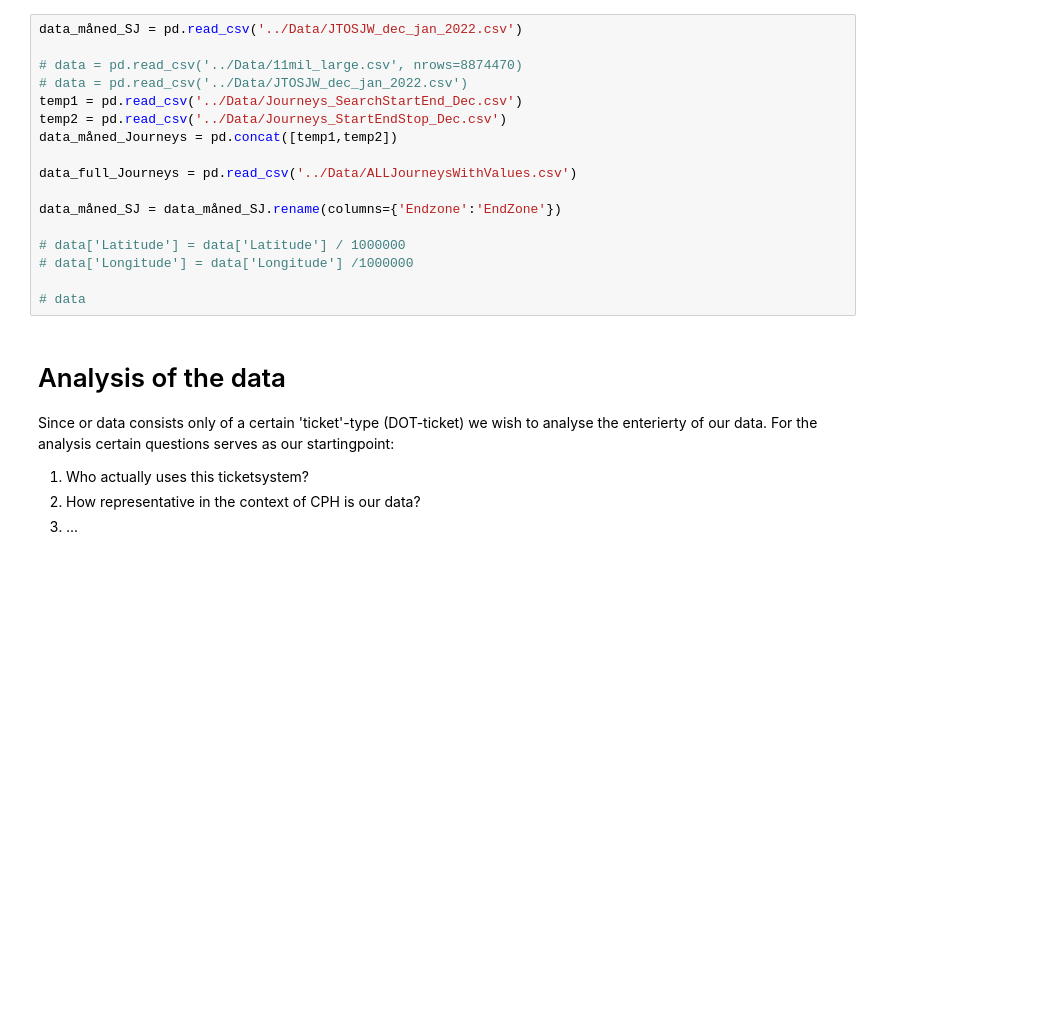
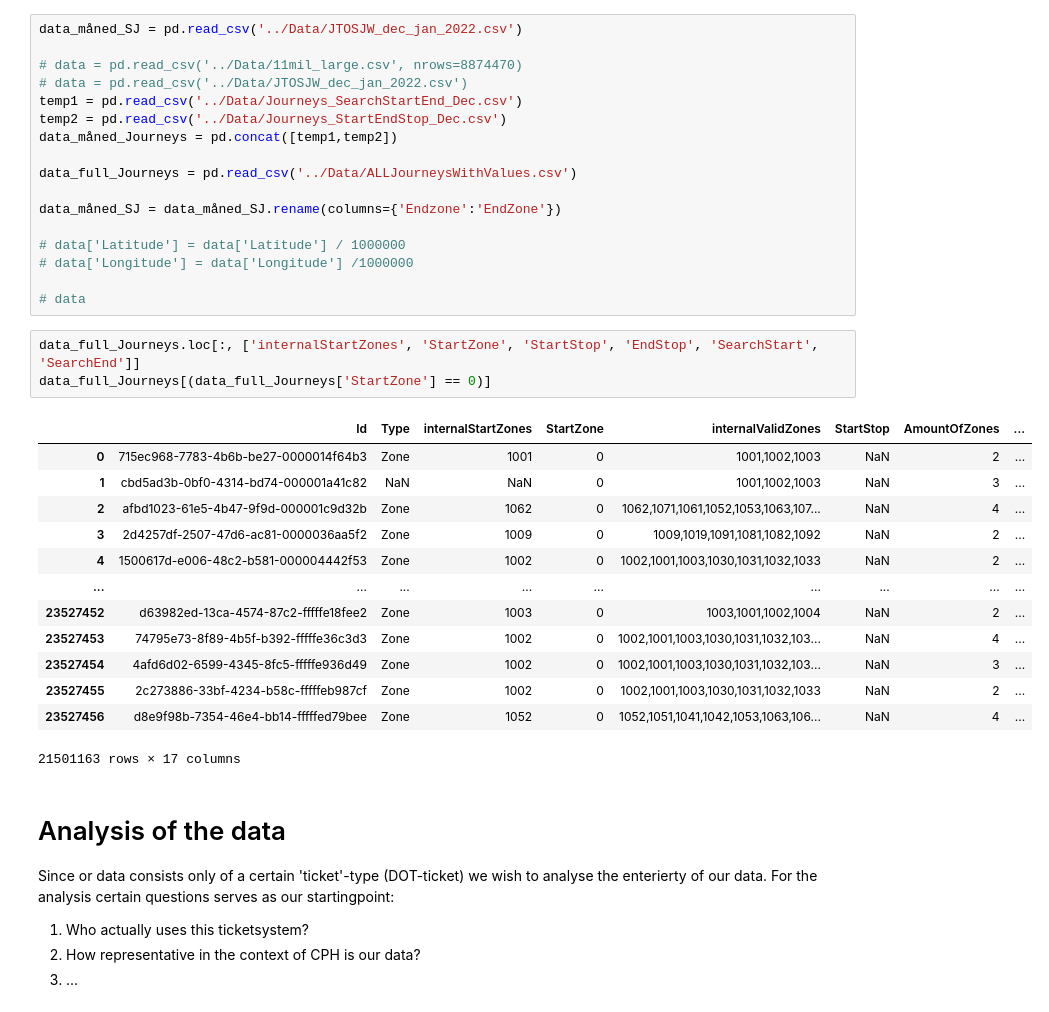
Before and after one commit to monicahardt/BachelorProject, a Jupyter notebook: Notebooks/Notebook.ipynb, the cells around one changed output. Saved outputs shown, nothing was run; the diff lists cells and outputs as text; blank space fills up the shorter version.

```diff
--- a/Notebooks/Notebook.ipynb
+++ b/Notebooks/Notebook.ipynb
@@ -81,6 +81,23 @@ data_måned_SJ = data_måned_SJ.rename(columns={'Endzone':'EndZone'})
 # data['Longitude'] = data['Longitude'] /1000000
 
 # data
+# %%
+data_full_Journeys.loc[:, ['internalStartZones', 'StartZone', 'StartStop', 'EndStop', 'SearchStart', 'SearchEnd']]
+data_full_Journeys[(data_full_Journeys['StartZone'] == 0)]
+# %% [output]
+|  | Id | Type | internalStartZones | StartZone | internalValidZones | StartStop | AmountOfZones | ... |
+| 0 | 715ec968-7783-4b6b-be27-0000014f64b3 | Zone | 1001 | 0 | 1001,1002,1003 | NaN | 2 | ... |
+| 1 | cbd5ad3b-0bf0-4314-bd74-000001a41c82 | NaN | NaN | 0 | 1001,1002,1003 | NaN | 3 | ... |
+| 2 | afbd1023-61e5-4b47-9f9d-000001c9d32b | Zone | 1062 | 0 | 1062,1071,1061,1052,1053,1063,107... | NaN | 4 | ... |
+| 3 | 2d4257df-2507-47d6-ac81-0000036aa5f2 | Zone | 1009 | 0 | 1009,1019,1091,1081,1082,1092 | NaN | 2 | ... |
+| 4 | 1500617d-e006-48c2-b581-000004442f53 | Zone | 1002 | 0 | 1002,1001,1003,1030,1031,1032,1033 | NaN | 2 | ... |
+| ... | ... | ... | ... | ... | ... | ... | ... | ... |
+| 23527452 | d63982ed-13ca-4574-87c2-fffffe18fee2 | Zone | 1003 | 0 | 1003,1001,1002,1004 | NaN | 2 | ... |
+| 23527453 | 74795e73-8f89-4b5f-b392-fffffe36c3d3 | Zone | 1002 | 0 | 1002,1001,1003,1030,1031,1032,103... | NaN | 4 | ... |
+| 23527454 | 4afd6d02-6599-4345-8fc5-fffffe936d49 | Zone | 1002 | 0 | 1002,1001,1003,1030,1031,1032,103... | NaN | 3 | ... |
+| 23527455 | 2c273886-33bf-4234-b58c-fffffeb987cf | Zone | 1002 | 0 | 1002,1001,1003,1030,1031,1032,1033 | NaN | 2 | ... |
+| 23527456 | d8e9f98b-7354-46e4-bb14-fffffed79bee | Zone | 1052 | 0 | 1052,1051,1041,1042,1053,1063,106... | NaN | 4 | ... |
+21501163 rows × 17 columns
 # %% [markdown]
 # Analysis of the data
 
```
Also changed, not shown: parts of 7 cells of this notebook, 2 other files.
